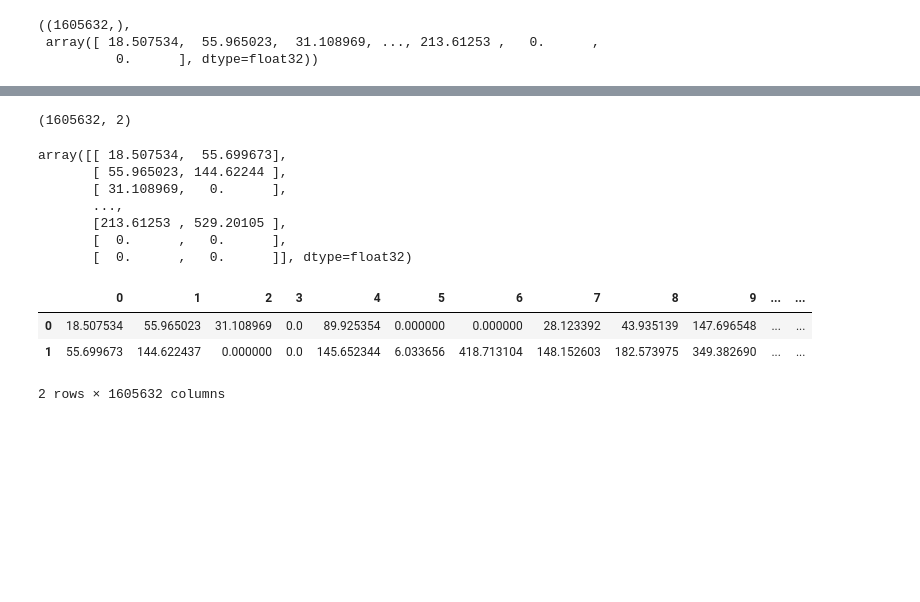
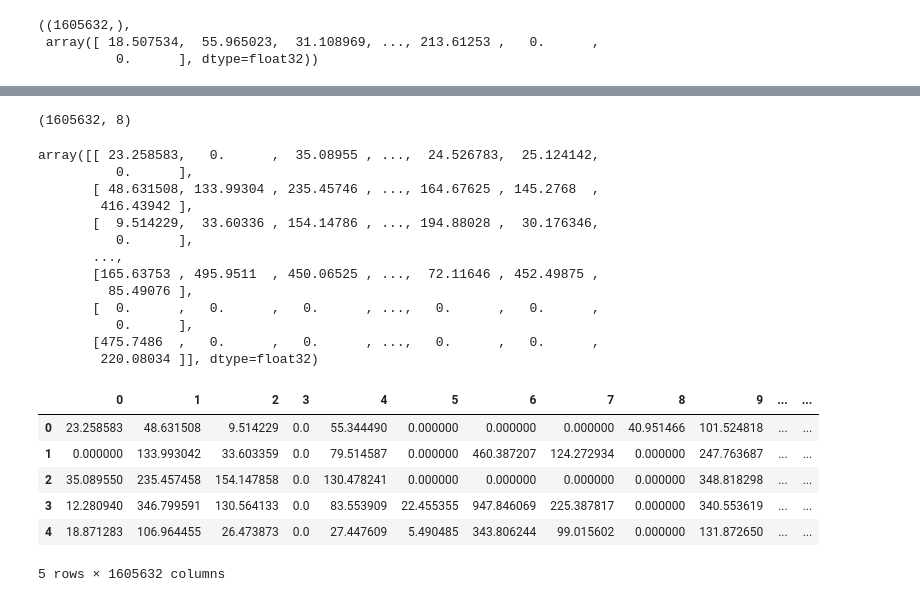
Before and after one commit to AmineBAA/Deep-Insights_Neural-Network, a Jupyter notebook: Deep_Insights_for_VGG_16.ipynb, the cells around one changed output, grey strips where cells are left out. Saved outputs shown, nothing was run; the diff lists cells and outputs as text; code cells hidden in the pictures; blank space fills up the shorter version.

```diff
--- a/Deep_Insights_for_VGG_16.ipynb
+++ b/Deep_Insights_for_VGG_16.ipynb
@@ -194,17 +196,16 @@ features.shape, features
 model = VGG16()
 # redefine model to output right after the first hidden layer
 model = Model(inputs=model.inputs, outputs=model.layers[5].output)
-img2 = load_img('/content/Bird_2.jfif', target_size=(224, 224))
+img = load_img('/content/Bird_8.jpg', target_size=(224, 224))
 # convert the image to an array
-img2 = tf.keras.utils.img_to_array(img2)
+img = tf.keras.utils.img_to_array(img)
 # expand dimensions so that it represents a single 'sample'
-img2 = expand_dims(img2, axis=0)
+img = expand_dims(img, axis=0)
 # prepare the image (e.g. scale pixel values for the vgg)
-img2 = preprocess_input(img2)
+img = preprocess_input(img)
 # get feature map for first hidden layer
-feature_maps2 = model.predict(img2)
+feature_maps = model.predict(img)
 
-features2 = np.reshape(feature_maps2, (1605632))
 
-features2.shape, features2
+bird8 = np.reshape(feature_maps, (1605632))
 # %% [output]
@@ -224,21 +213,35 @@ merged_array = np.column_stack((features,features2))
-# %%
-merged_array.shape
-# %% [output]
-(1605632, 2)
+# %%
+merged_array = np.column_stack((bird1,bird2))
+# %%
+merged_array = np.column_stack((merged_array,bird8))
+merged_array.shape
+# %% [output]
+(1605632, 8)
 # %%
 merged_array
 # %% [output]
-array([[ 18.507534,  55.699673],
-       [ 55.965023, 144.62244 ],
-       [ 31.108969,   0.      ],
+array([[ 23.258583,   0.      ,  35.08955 , ...,  24.526783,  25.124142,
+          0.      ],
+       [ 48.631508, 133.99304 , 235.45746 , ..., 164.67625 , 145.2768  ,
+        416.43942 ],
+       [  9.514229,  33.60336 , 154.14786 , ..., 194.88028 ,  30.176346,
+          0.      ],
        ...,
-       [213.61253 , 529.20105 ],
-       [  0.      ,   0.      ],
-       [  0.      ,   0.      ]], dtype=float32)
+       [165.63753 , 495.9511  , 450.06525 , ...,  72.11646 , 452.49875 ,
+         85.49076 ],
+       [  0.      ,   0.      ,   0.      , ...,   0.      ,   0.      ,
+          0.      ],
+       [475.7486  ,   0.      ,   0.      , ...,   0.      ,   0.      ,
+        220.08034 ]], dtype=float32)
 # %%
-pd.DataFrame(np.transpose(merged_array))
+X_A=pd.DataFrame(np.transpose(merged_array))
-# %% [output]
-|  | 0 | 1 | 2 | 3 | 4 | 5 | 6 | 7 | 8 | 9 | ... | ... |
-| 0 | 18.507534 | 55.965023 | 31.108969 | 0.0 | 89.925354 | 0.000000 | 0.000000 | 28.123392 | 43.935139 | 147.696548 | ... | ... |
-| 1 | 55.699673 | 144.622437 | 0.000000 | 0.0 | 145.652344 | 6.033656 | 418.713104 | 148.152603 | 182.573975 | 349.382690 | ... | ... |
-2 rows × 1605632 columns
+# %%
+X_A.head()
+# %% [output]
+|  | 0 | 1 | 2 | 3 | 4 | 5 | 6 | 7 | 8 | 9 | ... | ... |
+| 0 | 23.258583 | 48.631508 | 9.514229 | 0.0 | 55.344490 | 0.000000 | 0.000000 | 0.000000 | 40.951466 | 101.524818 | ... | ... |
+| 1 | 0.000000 | 133.993042 | 33.603359 | 0.0 | 79.514587 | 0.000000 | 460.387207 | 124.272934 | 0.000000 | 247.763687 | ... | ... |
+| 2 | 35.089550 | 235.457458 | 154.147858 | 0.0 | 130.478241 | 0.000000 | 0.000000 | 0.000000 | 0.000000 | 348.818298 | ... | ... |
+| 3 | 12.280940 | 346.799591 | 130.564133 | 0.0 | 83.553909 | 22.455355 | 947.846069 | 225.387817 | 0.000000 | 340.553619 | ... | ... |
+| 4 | 18.871283 | 106.964455 | 26.473873 | 0.0 | 27.447609 | 5.490485 | 343.806244 | 99.015602 | 0.000000 | 131.872650 | ... | ... |
+5 rows × 1605632 columns
```
Also changed, not shown: parts of 23 cells of this notebook.
